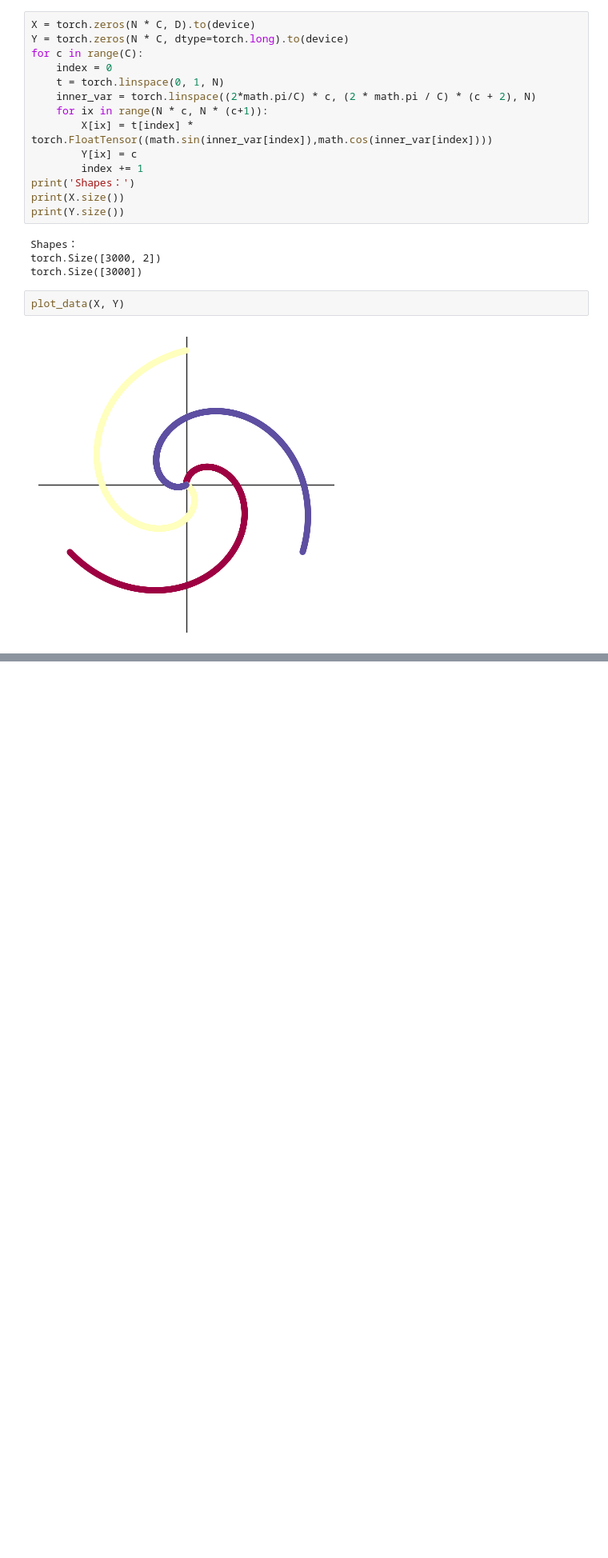
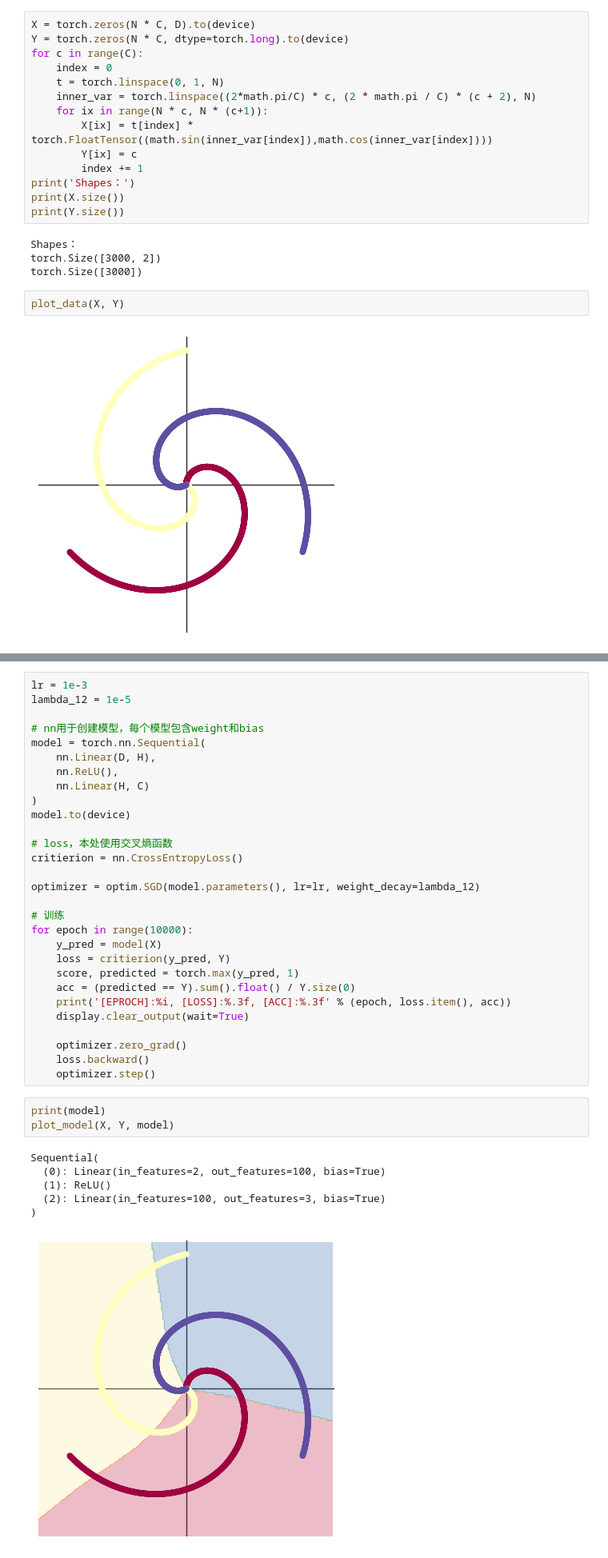
Before and after one commit to wmingqiang01/DEEPlearning_work, a Jupyter notebook: week1.ipynb, the cells around one changed output, grey strips where cells are left out. Shown at 80% size. Saved outputs shown, nothing was run; the diff lists cells and outputs as text; blank space fills up the shorter version.

```diff
--- a/week1.ipynb
+++ b/week1.ipynb
@@ -186,0 +229,39 @@ plot_data(X, Y)
+# %%
+lr = 1e-3
+lambda_12 = 1e-5
+
+# nn用于创建模型，每个模型包含weight和bias
+model = torch.nn.Sequential(
+    nn.Linear(D, H),
+    nn.ReLU(),
+    nn.Linear(H, C)
+)
+model.to(device)
+
+# loss，本处使用交叉熵函数
+critierion = nn.CrossEntropyLoss()
+
+optimizer = optim.SGD(model.parameters(), lr=lr, weight_decay=lambda_12)
+
+# 训练
+for epoch in range(10000):
+    y_pred = model(X)
+    loss = critierion(y_pred, Y)
+    score, predicted = torch.max(y_pred, 1)
+    acc = (predicted == Y).sum().float() / Y.size(0)
+    print('[EPROCH]:%i, [LOSS]:%.3f, [ACC]:%.3f' % (epoch, loss.item(), acc))
+    display.clear_output(wait=True)
+
+    optimizer.zero_grad()
+    loss.backward()
+    optimizer.step()
+# %%
+print(model)
+plot_model(X, Y, model)
+# %% [output]
+Sequential(
+  (0): Linear(in_features=2, out_features=100, bias=True)
+  (1): ReLU()
+  (2): Linear(in_features=100, out_features=3, bias=True)
+)
+[figure, added]
```
Also changed, not shown: parts of 13 cells of this notebook, 7 other files.
